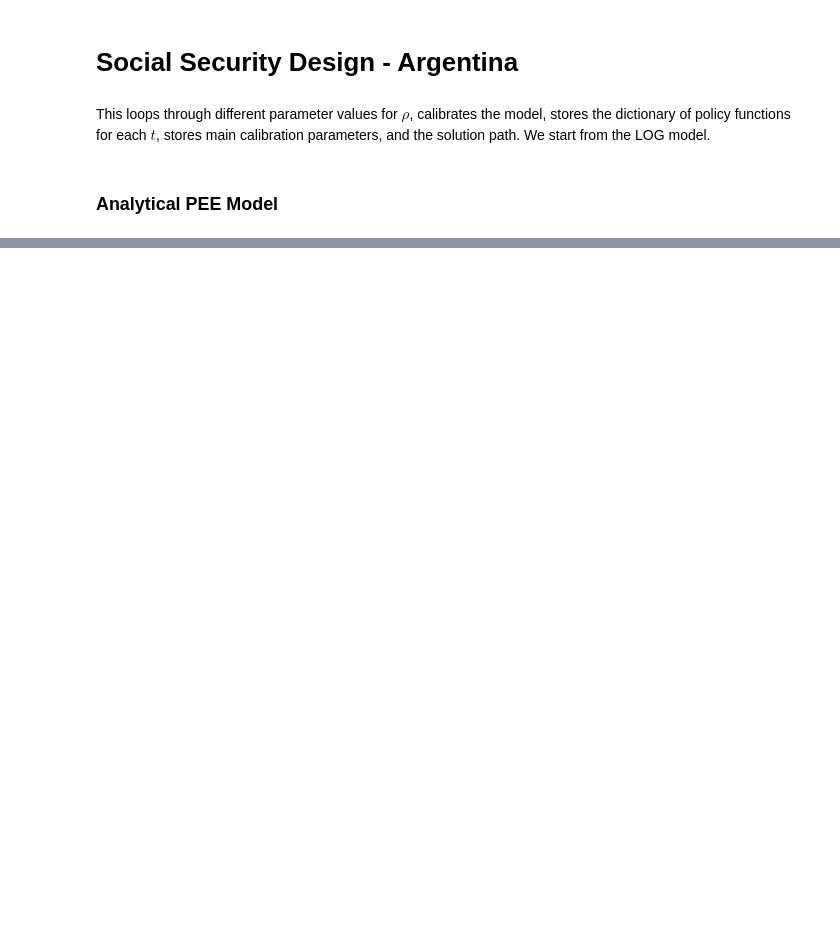
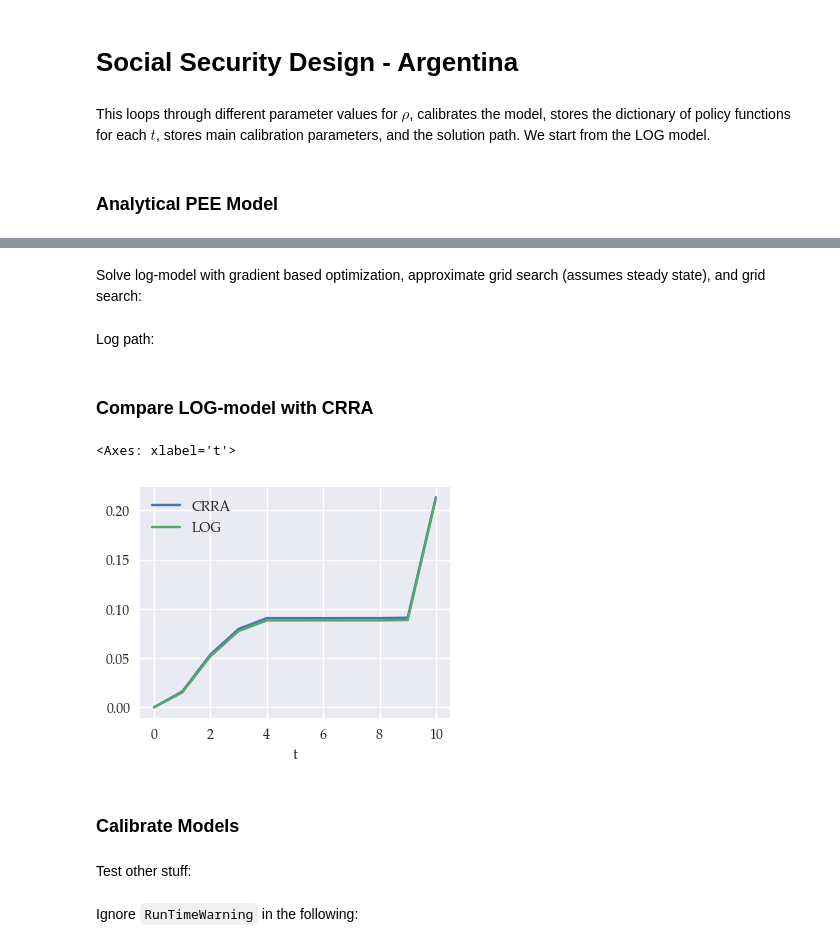
Before and after one commit to ChampionApe/SSD, a Jupyter notebook: Argentina_testPEE.ipynb, the cells around one changed output, grey strips where cells are left out. Cells and saved outputs as stored; diff of their text form; code cells hidden in the pictures; blank space fills up the shorter version.

````diff
--- a/Argentina_testPEE.ipynb
+++ b/Argentina_testPEE.ipynb
@@ -14,6 +14,6 @@ t_ss  = 5 # number of periods in steady state
 ### Analytical PEE Model
 # %%
 kwargs = {k: kwargs[k] for k in ('T', 'nj','ngrid')}
-gridkwargs = {'τ_n': 101}
+gridkwargs = {'τ_n': 251}
 m = argentina_main.Model_A(pars = targs | pars | parsj, gridkwargs = gridkwargs, **kwargs)
 m.db.update(m.adjPar('ρ', 1.05))
@@ -22,2 +22,2 @@ m.db.update(m.adjPar('ρ', 1.05))
 # %%
-sols = m.PEE.FH()
+sols = m.PEE()
@@ -29,0 +42,9 @@ path = m.EE_FH_PEE_solve(sols)
+# %% [markdown]
+Solve log-model with gradient based optimization, approximate grid search (assumes steady state), and grid search:
+# %%
+logSol = m.LOG.solve(style = 'Vector')
+logSolApprox = m.LOG.solve(style = 'ApproxGridSC', update = False)
+logSolGrid = m.LOG.solve(style = 'GridSC')
+logRobust = m.LOG.solve(style = 'Robust') # solve first with gridsearch, then gradient based methods
+# %% [markdown]
+Log path:
@@ -29,0 +53,9 @@ path = m.EE_FH_PEE_solve(sols)
+# %% [markdown]
+### Compare LOG-model with CRRA
+# %%
+pd.DataFrame({'CRRA': path['τ'], 'LOG': logSol['τ']}).plot(figsize=(4,3))
+# %% [output]
+<Axes: xlabel='t'>
+[figure, added]
+# %% [markdown]
+### Calibrate Models
@@ -29,0 +70,2 @@ path = m.EE_FH_PEE_solve(sols)
+# %% [markdown]
+Test other stuff:
@@ -29,0 +75,2 @@ path = m.EE_FH_PEE_solve(sols)
+# %% [markdown]
+Ignore ```RunTimeWarning``` in the following:
````
Also changed, not shown: parts of 29 cells of this notebook, 8 other files.
